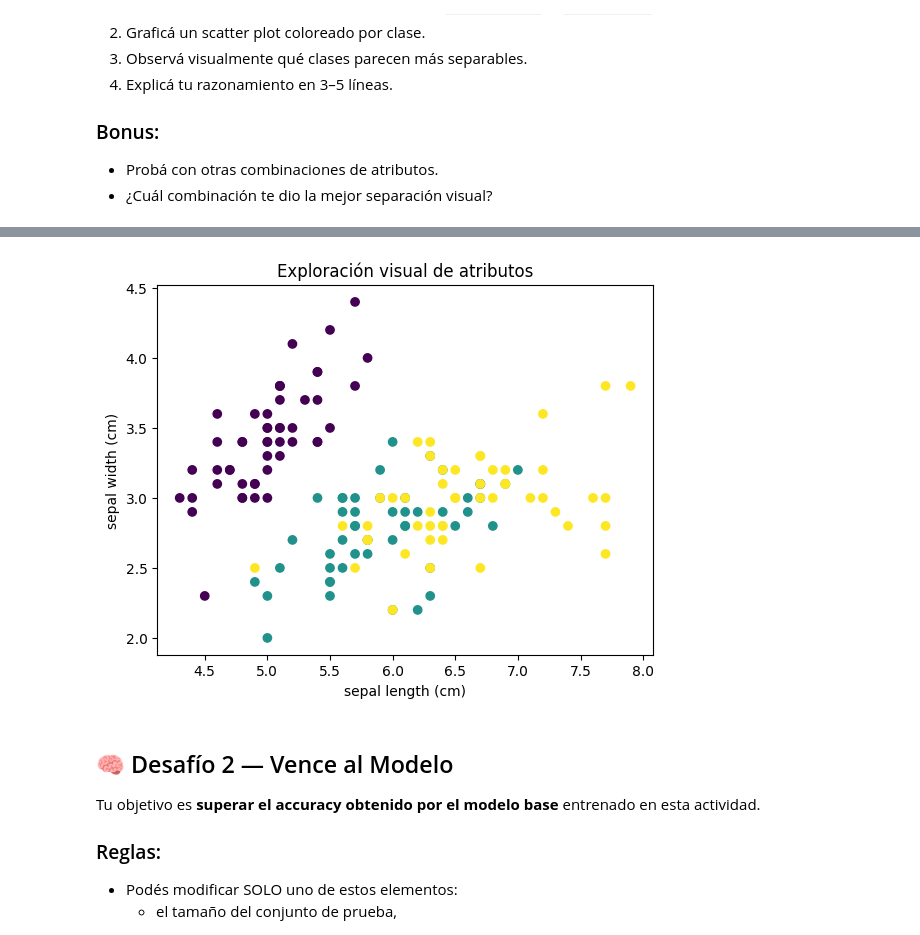
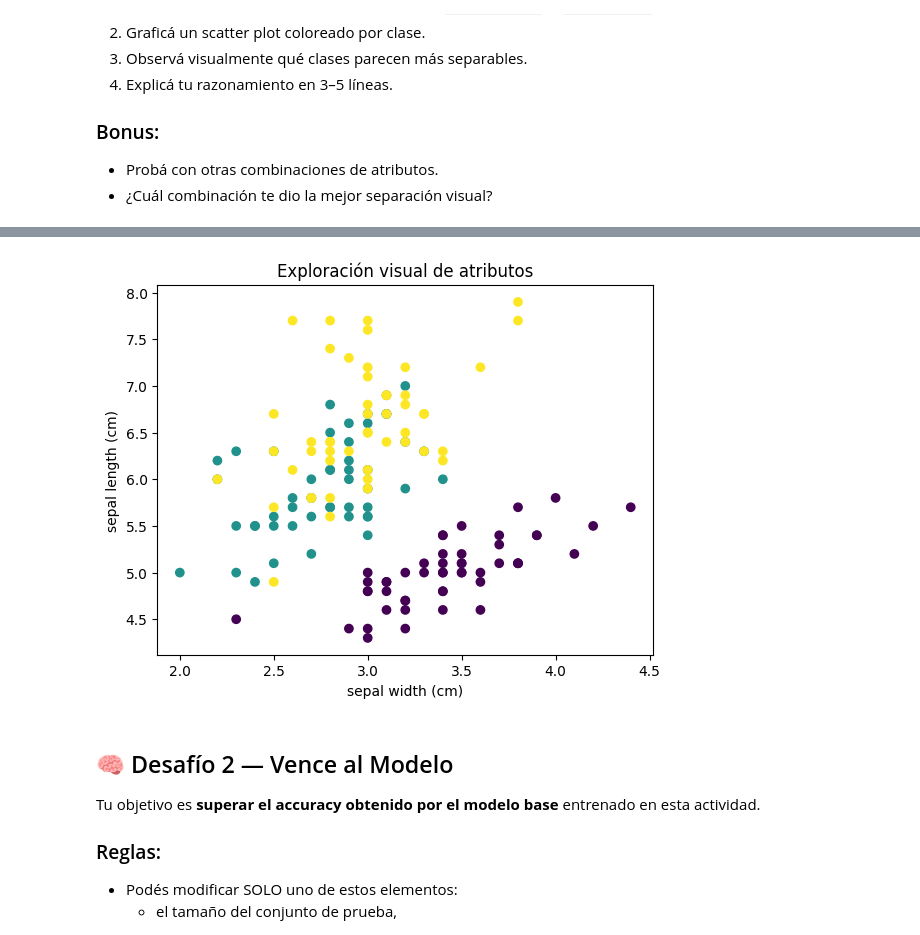
Before and after one commit to bryanmiranda138/CalculadoraP, a Jupyter notebook: colab_notebook/1-Intro_aa.ipynb, the cells around one changed output, grey strips where cells are left out. Cells and saved outputs as stored; diff of their text form; code cells hidden in the pictures.

```diff
--- a/colab_notebook/1-Intro_aa.ipynb
+++ b/colab_notebook/1-Intro_aa.ipynb
@@ -174,11 +187,14 @@ Tu misión es descubrir **qué clase del dataset Iris** es más fácil de separa
 # %%
-plt.scatter(df.iloc[:,0], df.iloc[:,1], c=df['target'])
-plt.xlabel(df.columns[0])
-plt.ylabel(df.columns[1])
+# Invertimos los datos: columna 1 (width) en X, y columna 0 (length) en Y
+plt.scatter(df.iloc[:,1], df.iloc[:,0], c=df['target'])
+
+# Mantenemos las etiquetas invertidas para que coincidan
+plt.xlabel(df.columns[1])
+plt.ylabel(df.columns[0])
 plt.title('Exploración visual de atributos')
 plt.show()
 # %% [output]
-[figure, old version]
+[figure, new version]
 # %% [markdown]
 ## 🧠 Desafío 2 — Vence al Modelo
 
```
Also changed, not shown: parts of 3 cells of this notebook.
